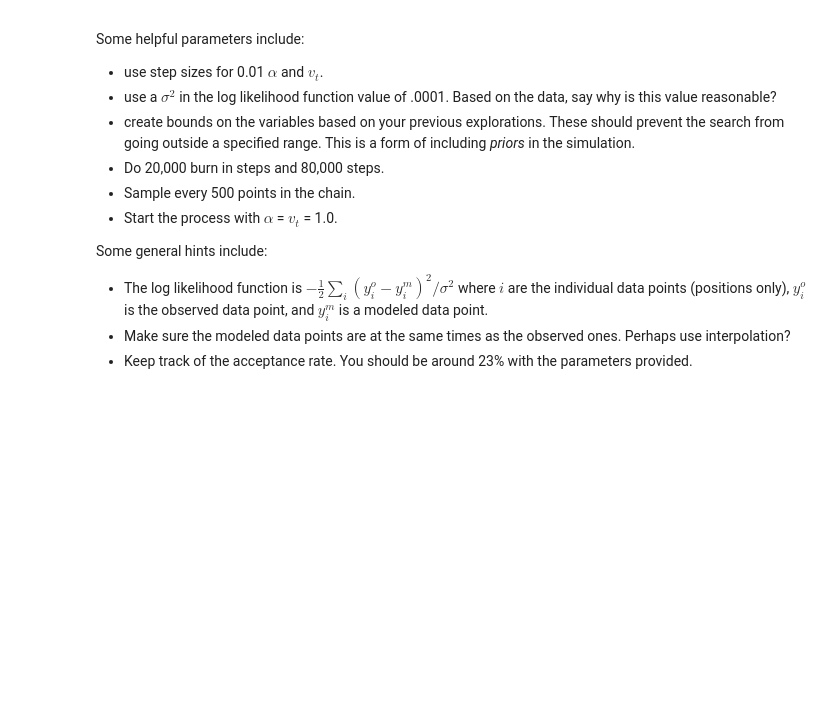
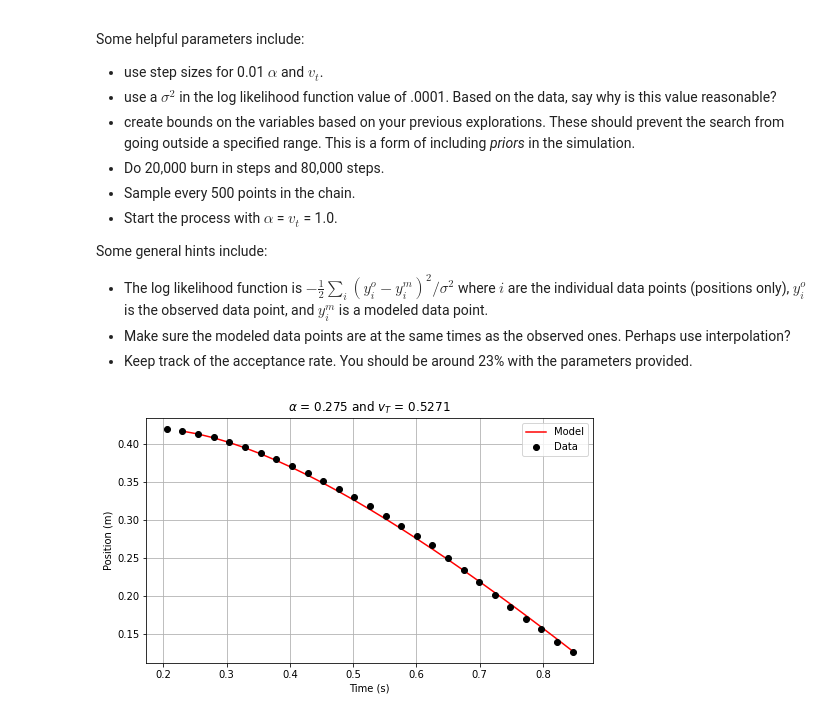
Before and after one commit to amarcozzi/CS577_Simulation_Modeling, a Jupyter notebook: Week_7/Coffee Filter-Student.ipynb, the cells around one changed output. Drawn from its saved outputs; the diff is of its cells as text; code cells hidden in the pictures; blank space fills up the shorter version.

```diff
--- a/Week_7/Coffee Filter-Student.ipynb
+++ b/Week_7/Coffee Filter-Student.ipynb
@@ -398,0 +478,34 @@ Some general hints include:
+# %%
+# Run a model with initial alpha and v_t
+alpha_initial = 1.0
+v_t_initial = 1.0
+t_init, y_init = solve_ode(generalized_drag_falling_filter, time_span, initial_values,
+                           EulerRichardson, g, v_t_initial, alpha_initial, first_step=dt)
+pos_init = y_init[:, 0]
+
+# MCMC parameters
+mcmc_step = 0.05
+mcmc_sigma = 0.0001
+
+# Do one MCMC step to generate new parameters
+y_mcmc, alpha_mcmc, vt_mcmc = do_mcmc_step(y_data[1:], pos_init, alpha_initial, v_t_initial, mcmc_sigma, mcmc_step)
+
+# Do burn in of 20,000 steps
+for i in range(10000):
+    y_mcmc, alpha_mcmc, vt_mcmc = do_mcmc_step(y_data[1:], y_mcmc, alpha_mcmc, vt_mcmc, mcmc_sigma, mcmc_step)
+
+mcmc_step = 0.01
+for i in range(40000):
+    y_mcmc, alpha_mcmc, vt_mcmc = do_mcmc_step(y_data[1:], y_mcmc, alpha_mcmc, vt_mcmc, mcmc_sigma, mcmc_step)
+# %%
+plt.subplots(figsize=(8, 4.5))
+plt.plot(t_data[1:], y_mcmc, 'r-')
+plt.plot(t_data, y_data, 'ko')
+plt.title(fr'$\alpha$ = {alpha} and $v_T$ = {vt_mcmc:.4f}')
+plt.xlabel('Time (s)')
+plt.ylabel('Position (m)')
+plt.legend(['Model', 'Data'])
+plt.grid()
+plt.show()
+# %% [output]
+[figure, added]
```
Also changed, not shown: parts of 8 cells of this notebook.
